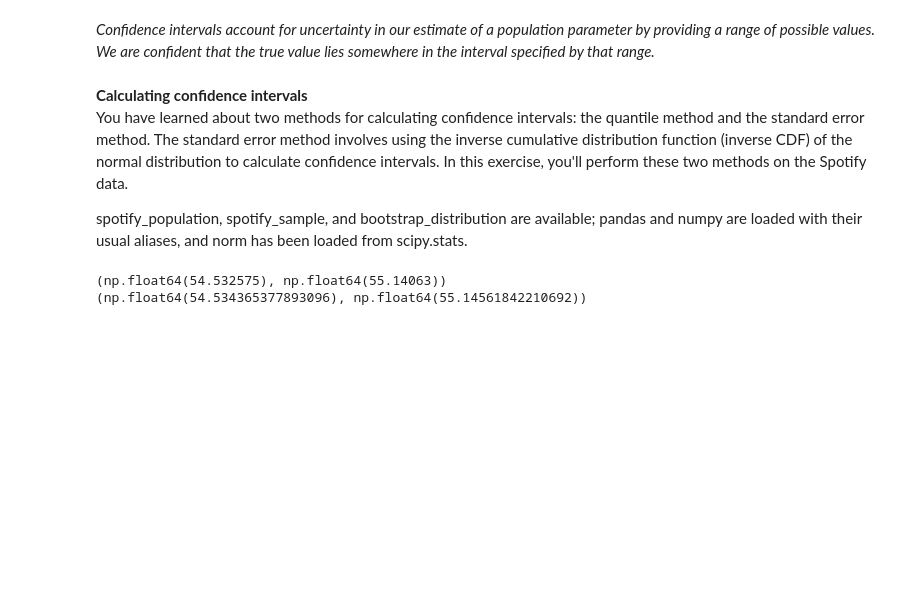
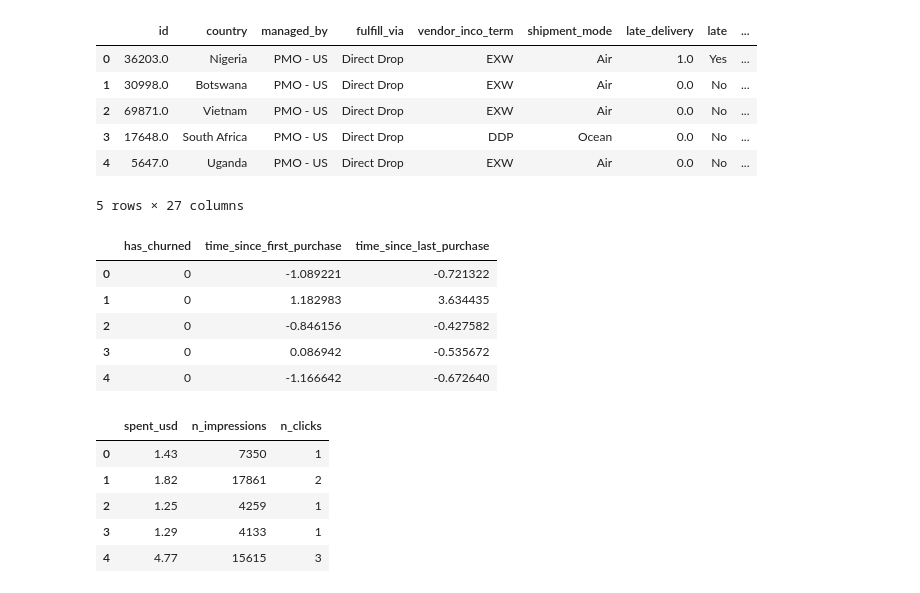
Before and after one commit to Rohanrathod7/my-ds-labs, a Jupyter notebook: 29_Hypothesis_Testing_in_Python/04_Non-Parametric_Tests.ipynb, the cells around one changed output. Drawn from its saved outputs; the diff is of its cells as text; code cells hidden in the pictures; blank space fills up the shorter version.

```diff
--- a/29_Hypothesis_Testing_in_Python/04_Non-Parametric_Tests.ipynb
+++ b/29_Hypothesis_Testing_in_Python/04_Non-Parametric_Tests.ipynb
@@ -166,35 +9,41 @@ print([pop_sd, samp_sd, samp_distn_sd, boot_distn_sd])
-# %% [markdown]
-*Confidence intervals account for uncertainty in our estimate of a population parameter by providing a range of possible values. We are confident that the true value lies somewhere in the interval specified by that range.*
-# %% [markdown]
-**Calculating confidence intervals**
-You have learned about two methods for calculating confidence intervals: the quantile method and the standard error method. The standard error method involves using the inverse cumulative distribution function (inverse CDF) of the normal distribution to calculate confidence intervals. In this exercise, you'll perform these two methods on the Spotify data.
-
-spotify_population, spotify_sample, and bootstrap_distribution are available; pandas and numpy are loaded with their usual aliases, and norm has been loaded from scipy.stats.
-# %%
-# Generate a 95% confidence interval using the quantile method
-lower_quant = np.quantile(bootstrap_distribution, 0.025)
-upper_quant = np.quantile(bootstrap_distribution, 0.975)
-
-# Print quantile method confidence interval
-print((lower_quant, upper_quant))
-
-# Find the mean and std dev of the bootstrap distribution
-point_estimate = np.mean(bootstrap_distribution)
-standard_error = np.std(bootstrap_distribution, ddof=1)
-
-from scipy.stats import norm
-# Find the lower limit of the confidence interval
-lower_se = norm.ppf(0.025, loc=point_estimate, scale=standard_error)
-
-# Find the upper limit of the confidence interval
-upper_se = norm.ppf(0.975, loc=point_estimate, scale=standard_error)
-
-# Print standard error method confidence interval
-print((lower_se, upper_se))
-
-#  The standard error method for calculating the confidence interval assumes that
-#  the bootstrap distribution is normal. This assumption should hold if the sample
-#  size and number of replicates are sufficiently large.
-# %% [output]
-(np.float64(54.532575), np.float64(55.14063))
-(np.float64(54.534365377893096), np.float64(55.14561842210692))
+# %%
+
+import pandas as pd
+
+url = "https://raw.githubusercontent.com/Rohanrathod7/my-ds-labs/main/29_Hypothesis_Testing_in_Python/dataset/late_shipments.feather"
+# Read the CSV file
+# The original code tried to read a feather file as a CSV, and had a UnicodeDecodeError.
+# The file extension is feather, so it should be read using pd.read_feather.
+# Also, the variable name was confusing, it should be spotify_population.
+late_shipments = pd.read_feather(url)
+display(late_shipments.head())
+
+url = "https://raw.githubusercontent.com/Rohanrathod7/my-ds-labs/main/26_Introduction_to_Regression_with_statsmodels_in_Python/dataset/churn.csv"
+# Read the CSV file
+churn = pd.read_csv(url)
+display(churn.head())
+
+url = "https://raw.githubusercontent.com/Rohanrathod7/my-ds-labs/main/26_Introduction_to_Regression_with_statsmodels_in_Python/dataset/ad_conversion.csv"
+# Read the CSV file
+ad_conversion = pd.read_csv(url)
+display(ad_conversion.head())
+# %% [output]
+|  | id | country | managed_by | fulfill_via | vendor_inco_term | shipment_mode | late_delivery | late | ... |
+| 0 | 36203.0 | Nigeria | PMO - US | Direct Drop | EXW | Air | 1.0 | Yes | ... |
+| 1 | 30998.0 | Botswana | PMO - US | Direct Drop | EXW | Air | 0.0 | No | ... |
+| 2 | 69871.0 | Vietnam | PMO - US | Direct Drop | EXW | Air | 0.0 | No | ... |
+| 3 | 17648.0 | South Africa | PMO - US | Direct Drop | DDP | Ocean | 0.0 | No | ... |
+| 4 | 5647.0 | Uganda | PMO - US | Direct Drop | EXW | Air | 0.0 | No | ... |
+5 rows × 27 columns
+|  | has_churned | time_since_first_purchase | time_since_last_purchase |
+| 0 | 0 | -1.089221 | -0.721322 |
+| 1 | 0 | 1.182983 | 3.634435 |
+| 2 | 0 | -0.846156 | -0.427582 |
+| 3 | 0 | 0.086942 | -0.535672 |
+| 4 | 0 | -1.166642 | -0.672640 |
+|  | spent_usd | n_impressions | n_clicks |
+| 0 | 1.43 | 7350 | 1 |
+| 1 | 1.82 | 17861 | 2 |
+| 2 | 1.25 | 4259 | 1 |
+| 3 | 1.29 | 4133 | 1 |
+| 4 | 4.77 | 15615 | 3 |
```
Also changed, not shown: parts of 32 cells of this notebook.
